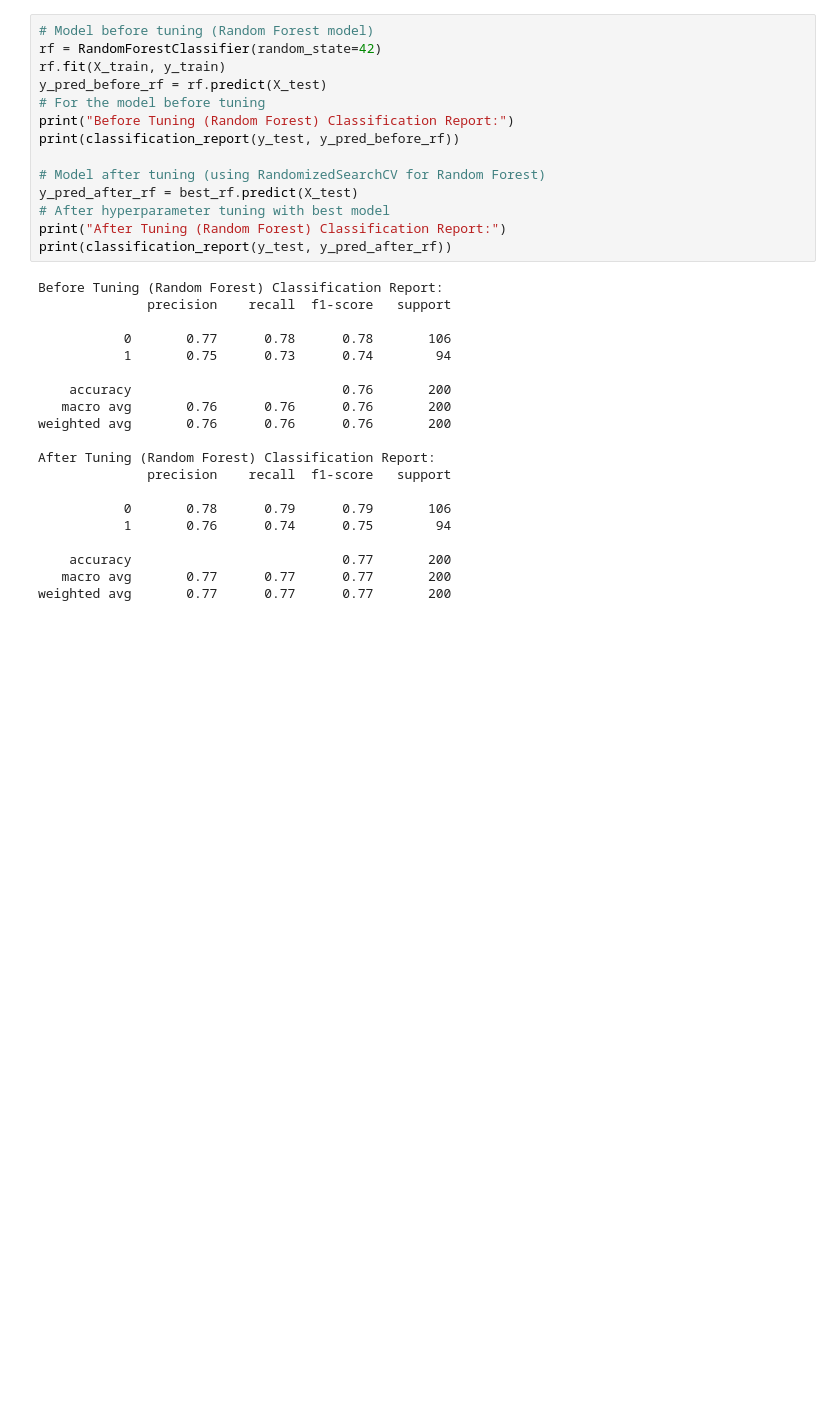
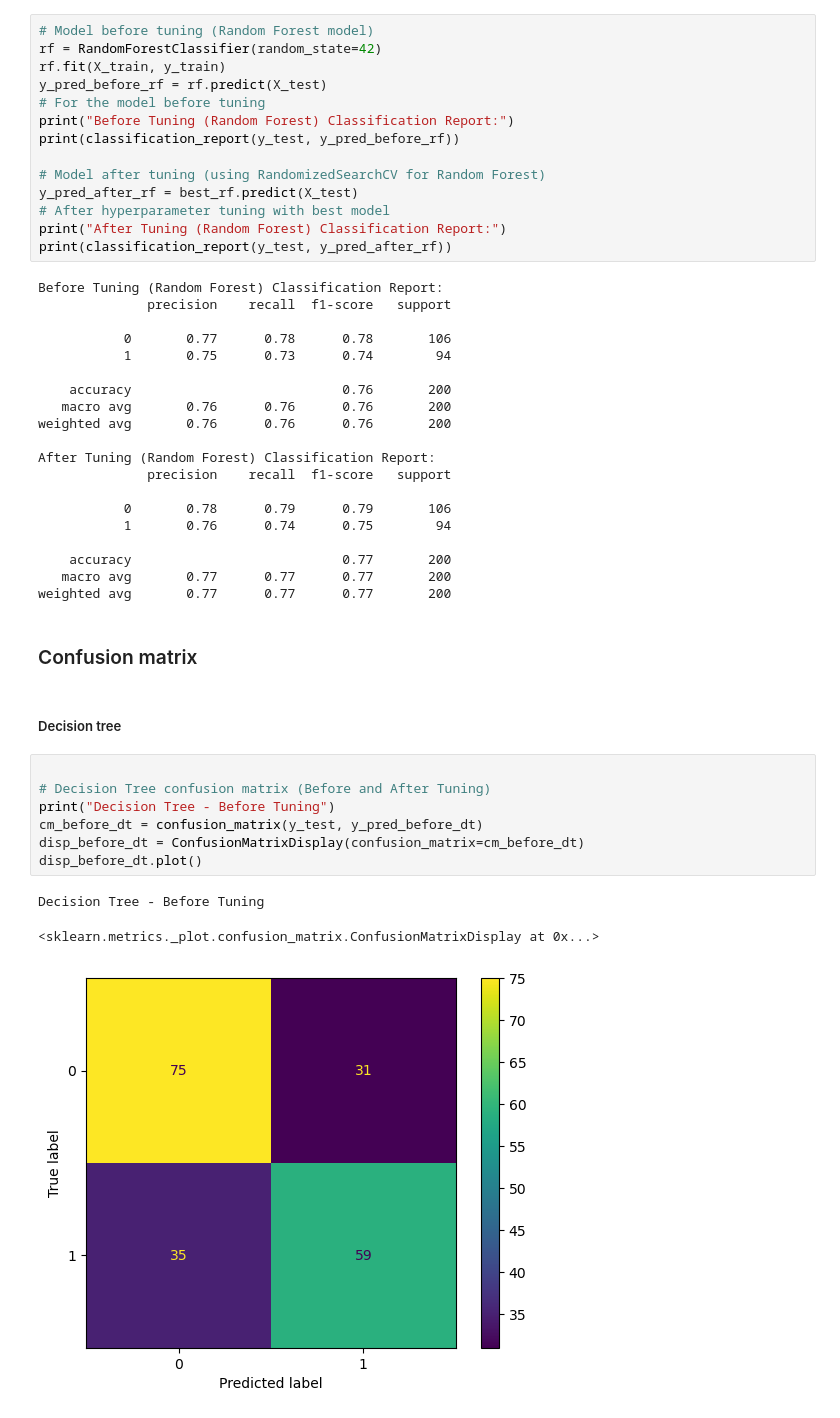
Before and after one commit to JZ2101340/bike, a Jupyter notebook: classification.ipynb, the cells around one changed output. Drawn from its saved outputs; the diff is of its cells as text; blank space fills up the shorter version.

Commit message:
Confusion Matrix

```diff
--- a/classification.ipynb
+++ b/classification.ipynb
@@ -336,3 +367,18 @@ After Tuning (Random Forest) Classification Report:
     accuracy                           0.77       200
    macro avg       0.77      0.77      0.77       200
 weighted avg       0.77      0.77      0.77       200
+# %% [markdown]
+### Confusion matrix
+# %% [markdown]
+##### Decision tree
+# %%
+
+# Decision Tree confusion matrix (Before and After Tuning)
+print("Decision Tree - Before Tuning")
+cm_before_dt = confusion_matrix(y_test, y_pred_before_dt)
+disp_before_dt = ConfusionMatrixDisplay(confusion_matrix=cm_before_dt)
+disp_before_dt.plot()
+# %% [output]
+Decision Tree - Before Tuning
+<sklearn.metrics._plot.confusion_matrix.ConfusionMatrixDisplay at 0x...>
+[figure, added]
```
Also changed, not shown: parts of 21 cells of this notebook.
